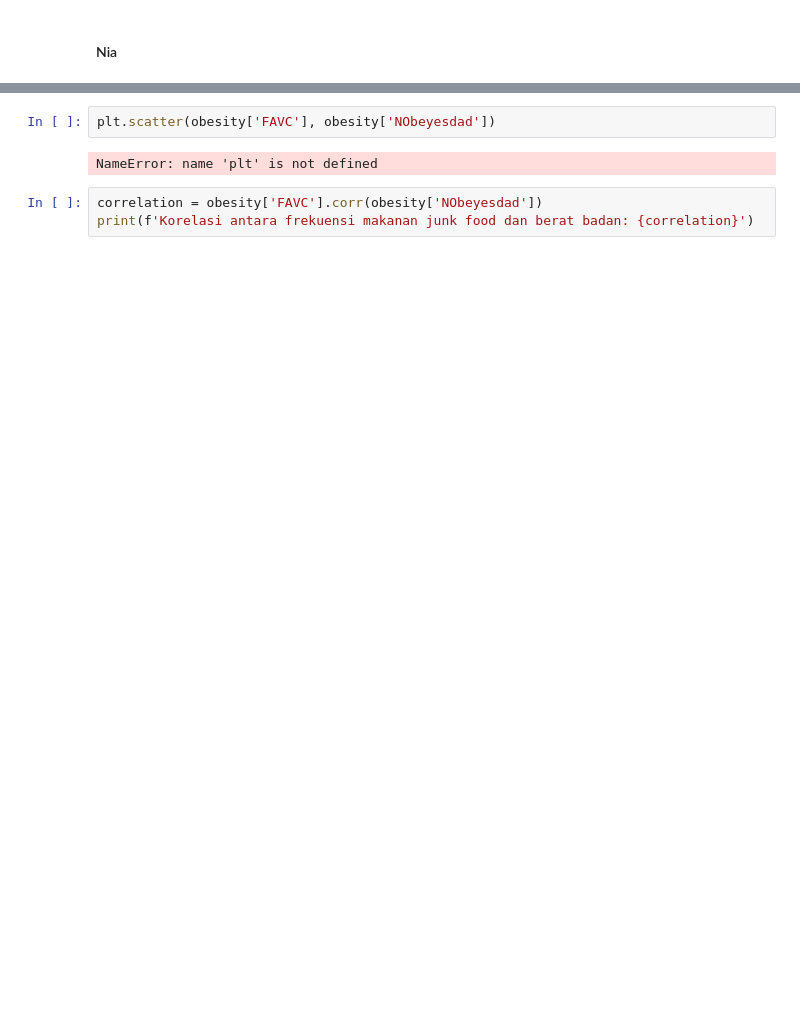
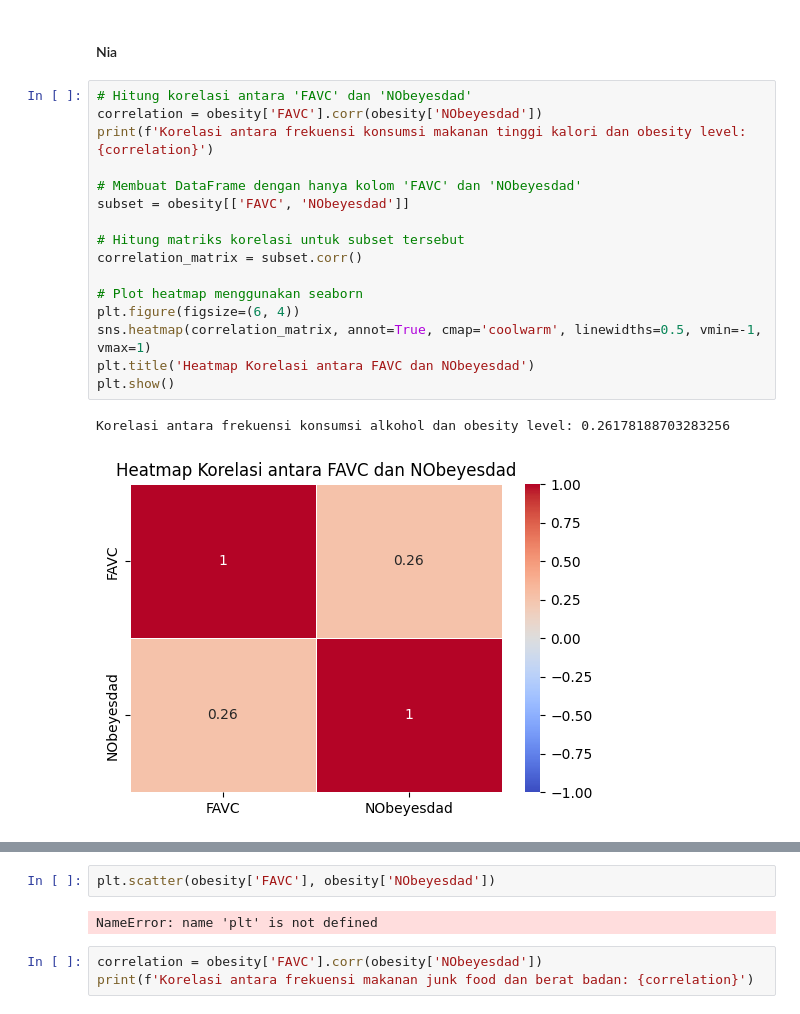
Before and after one commit to abdhaamed/abdhaamed, a Jupyter notebook: Statistika_tubes.ipynb, the cells around one changed output, grey strips where cells are left out. Drawn from its saved outputs; the diff is of its cells as text; blank space fills up the shorter version.

```diff
--- a/Statistika_tubes.ipynb
+++ b/Statistika_tubes.ipynb
@@ -259,2 +314,21 @@ print(correlation)
 # %% [markdown]
 #### Nia
+# %%
+# Hitung korelasi antara 'FAVC' dan 'NObeyesdad'
+correlation = obesity['FAVC'].corr(obesity['NObeyesdad'])
+print(f'Korelasi antara frekuensi konsumsi makanan tinggi kalori dan obesity level: {correlation}')
+
+# Membuat DataFrame dengan hanya kolom 'FAVC' dan 'NObeyesdad'
+subset = obesity[['FAVC', 'NObeyesdad']]
+
+# Hitung matriks korelasi untuk subset tersebut
+correlation_matrix = subset.corr()
+
+# Plot heatmap menggunakan seaborn
+plt.figure(figsize=(6, 4))
+sns.heatmap(correlation_matrix, annot=True, cmap='coolwarm', linewidths=0.5, vmin=-1, vmax=1)
+plt.title('Heatmap Korelasi antara FAVC dan NObeyesdad')
+plt.show()
+# %% [output]
+Korelasi antara frekuensi konsumsi alkohol dan obesity level: 0.26178188703283256
+[figure, added]
```
Also changed, not shown: parts of 23 cells of this notebook.
